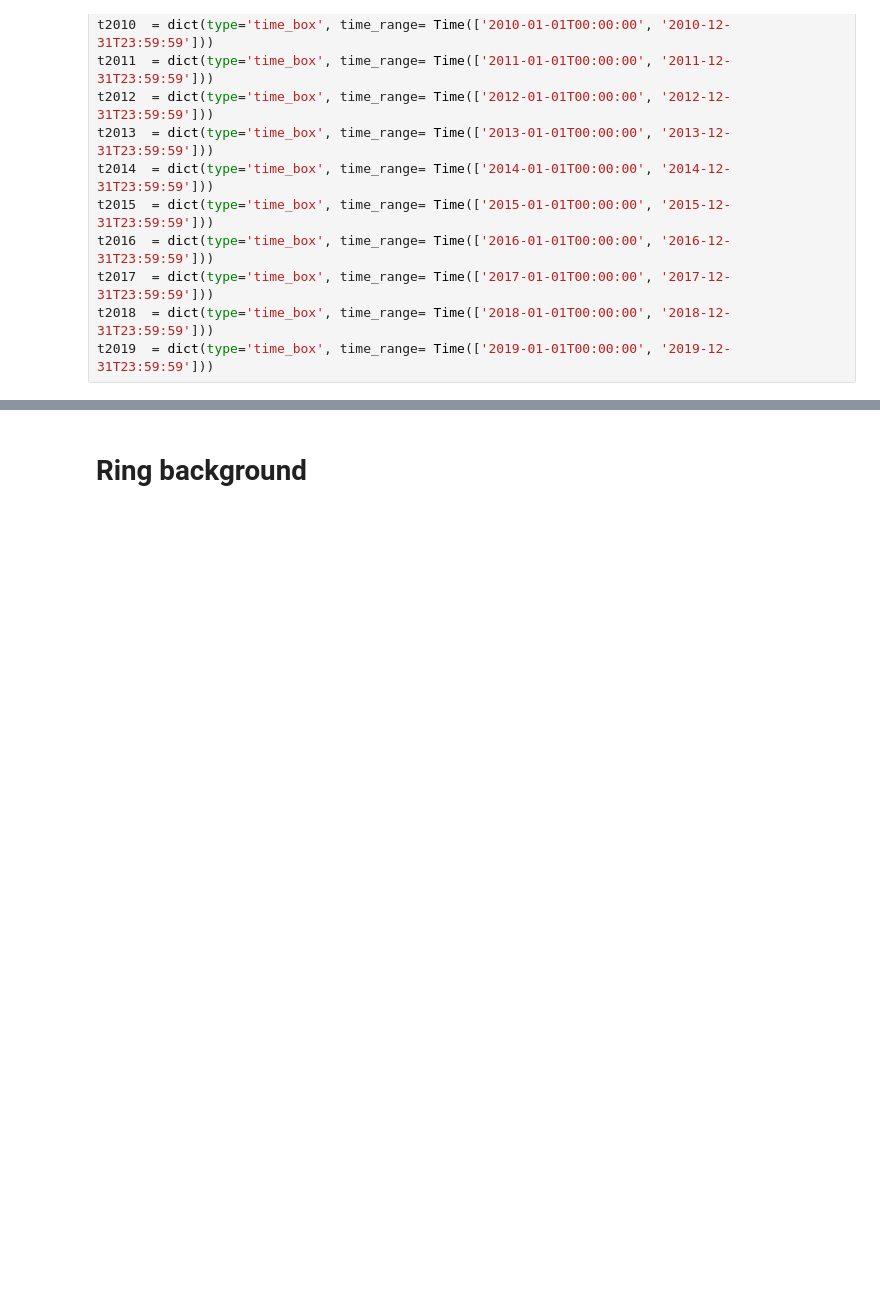
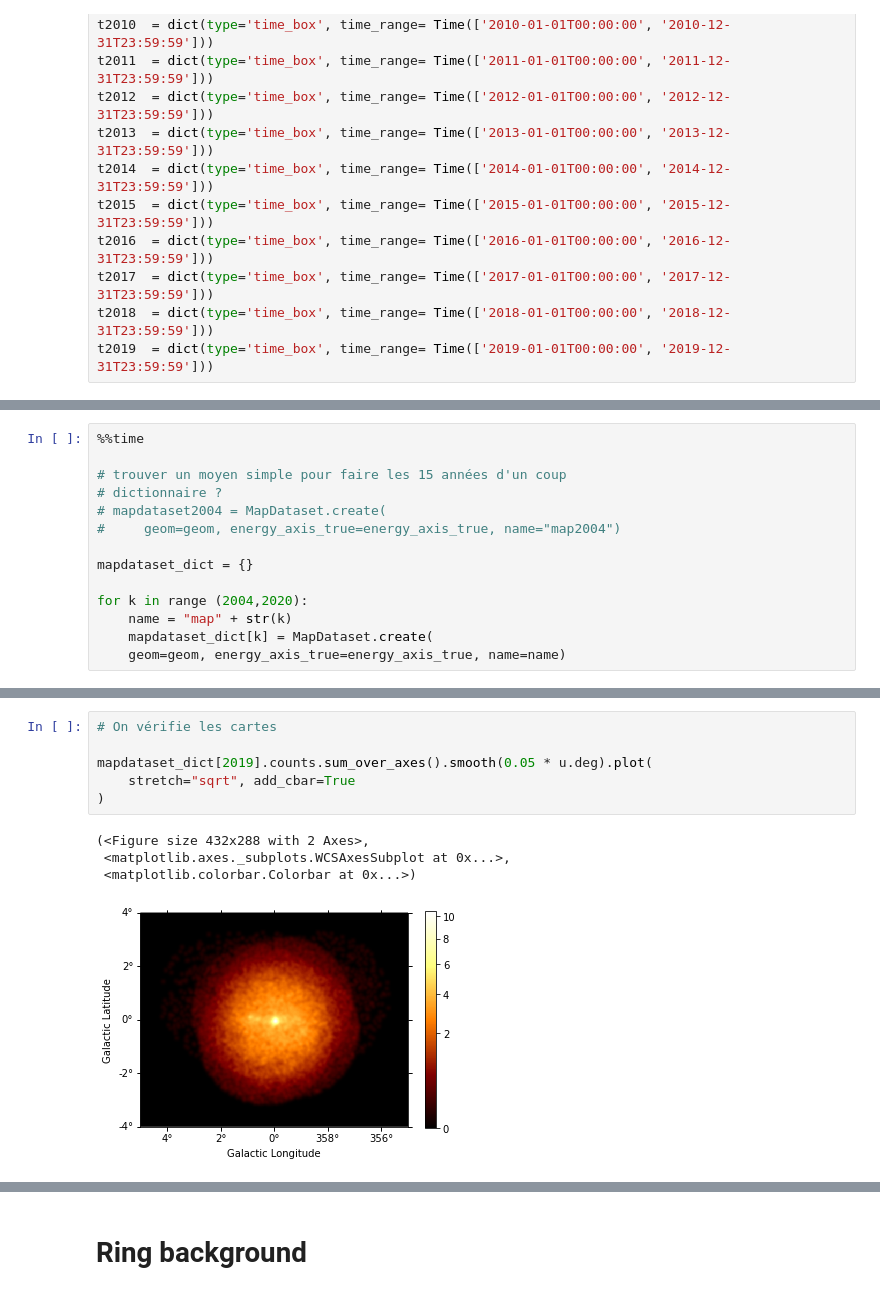
Before and after one commit to SamZouari/hess, a Jupyter notebook: notebooks0.15/evolution_temp.ipynb, the cells around one changed output, grey strips where cells are left out. Drawn from its saved outputs; the diff is of its cells as text; blank space fills up the shorter version.

```diff
--- a/notebooks0.15/evolution_temp.ipynb
+++ b/notebooks0.15/evolution_temp.ipynb
@@ -517,0 +296,14 @@ def fit_model_to_maps(maps2D, psf_kernel, mask):
+# %%
+%%time
+
+# trouver un moyen simple pour faire les 15 années d'un coup
+# dictionnaire ?
+# mapdataset2004 = MapDataset.create(
+#     geom=geom, energy_axis_true=energy_axis_true, name="map2004")
+
+mapdataset_dict = {}
+
+for k in range (2004,2020):
+    name = "map" + str(k)
+    mapdataset_dict[k] = MapDataset.create(
+    geom=geom, energy_axis_true=energy_axis_true, name=name)
@@ -517,0 +368,11 @@ def fit_model_to_maps(maps2D, psf_kernel, mask):
+# %%
+# On vérifie les cartes
+
+mapdataset_dict[2019].counts.sum_over_axes().smooth(0.05 * u.deg).plot(
+    stretch="sqrt", add_cbar=True
+)
+# %% [output]
+(<Figure size 432x288 with 2 Axes>,
+ <matplotlib.axes._subplots.WCSAxesSubplot at 0x...>,
+ <matplotlib.colorbar.Colorbar at 0x...>)
+[figure, added]
```
Also changed, not shown: parts of 52 cells of this notebook, 1 other file.
